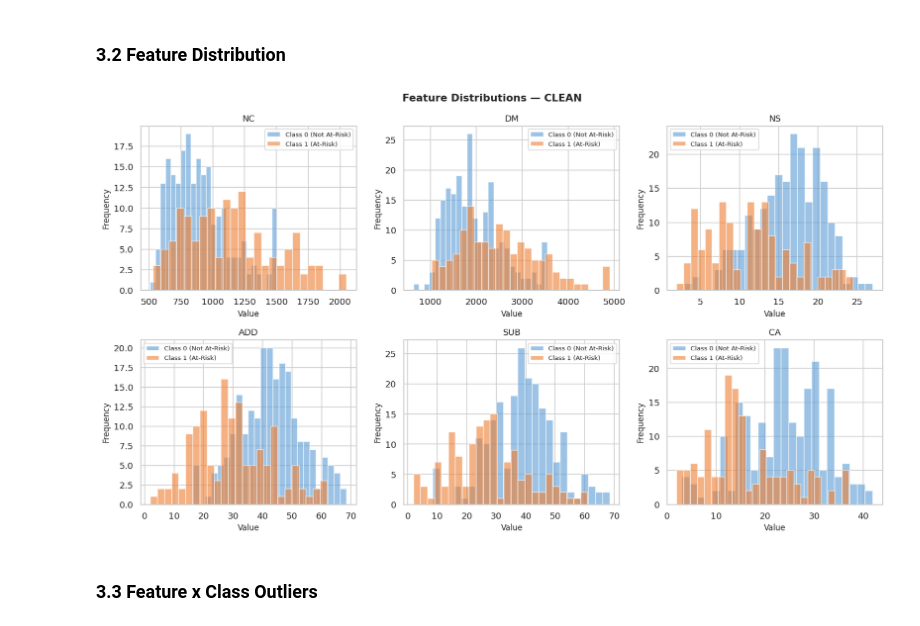
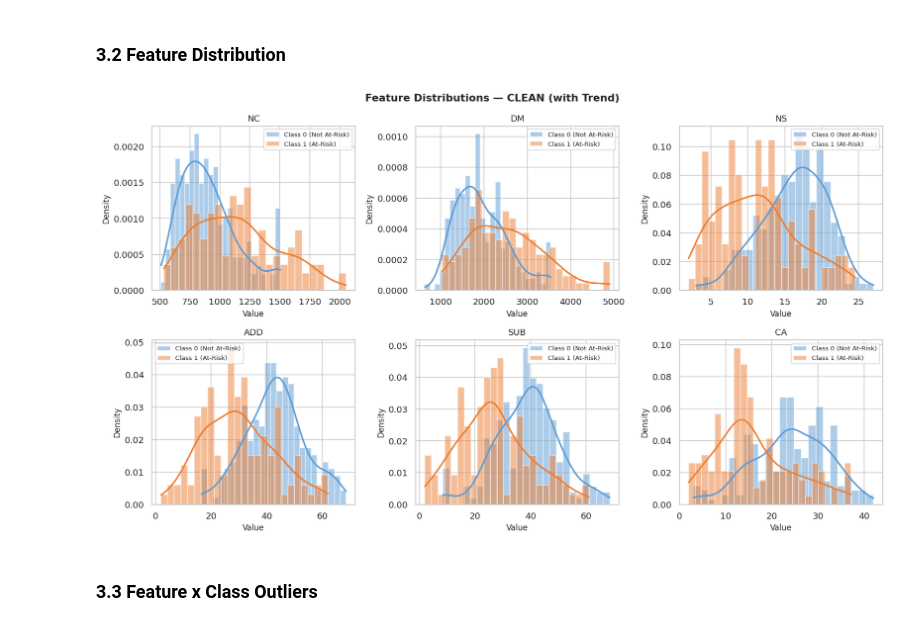
Before and after one commit to DysCalc/DysCalc-ML-Development, a Jupyter notebook: notebooks/dataset_analysis.ipynb, the cells around one changed output. Drawn from its saved outputs; the diff is of its cells as text; code cells hidden in the pictures.

```diff
--- a/dataset_analysis.ipynb
+++ b/notebooks/dataset_analysis.ipynb
@@ -27,6 +27,10 @@ import numpy as np
 import matplotlib.pyplot as plt
 import seaborn as sns
 import warnings
+import json
+import os
+from pathlib import Path
+from scipy.stats import gaussian_kde
 warnings.filterwarnings('ignore')
 
 # Global style
@@ -37,12 +41,18 @@ plt.rcParams['axes.labelsize'] = 10
 
 AT_RIST_COLOR = '#ED7D31'
 TYPICAL_COLOR = '#5B9BD5'
+
+ROOT_DIR = Path("..")
+DATASETS_DIR = ROOT_DIR / "datasets"
+OUTPUTS_DIR = ROOT_DIR / "outputs"
+os.makedirs(OUTPUTS_DIR, exist_ok=True)
+os.makedirs(DATASETS_DIR, exist_ok=True)
 # %% [markdown]
 ## 1. Exploratory Data Analysis — Before Cleaning
 # %% [markdown]
 ### 1.1 Initial View of the Dataset
 # %%
-df_raw = pd.read_csv("dataset/FUNADB_labled.csv")
+df_raw = pd.read_csv(DATASETS_DIR / "FUNADB_labled.csv")
 
 print("=== Dataset Info ===")
 print(df_raw.info())
@@ -525,23 +582,39 @@ Name: count, dtype: int64
 ### 3.2 Feature Distribution
 # %%
 fig, axes = plt.subplots(2, 3, figsize=(14, 8))
-fig.suptitle('Feature Distributions — CLEAN', fontweight='bold', fontsize=13)
+fig.suptitle('Feature Distributions — CLEAN (with Trend)', fontweight='bold', fontsize=13)
 axes = axes.flatten()
+
 for i, col in enumerate(feature_cols):
     ax = axes[i]
+
     for label, color in zip([0, 1], [TYPICAL_COLOR, AT_RIST_COLOR]):
-        data = df_clean[df_clean['Label'] == label][col]
-        ax.hist(data, bins=25, alpha=0.6, color=color,
-                label=f'Class {label} ({["Not At-Risk","At-Risk"][label]})', edgecolor='white')
+        data = df_clean[df_clean['Label'] == label][col].dropna()
+
+        ax.hist(
+            data, bins=25, alpha=0.5, color=color,
+            label=f'Class {label} ({["Not At-Risk","At-Risk"][label]})',
+            edgecolor='white', density=True  # <-- important for overlay
+        )
+
+        if len(data) > 1:
+            from scipy.stats import gaussian_kde
+
+            kde = gaussian_kde(data)
+            x_vals = np.linspace(data.min(), data.max(), 200)
+            y_vals = kde(x_vals)
+
+            ax.plot(x_vals, y_vals, color=color, linewidth=2)
+
     ax.set_title(col)
     ax.set_xlabel('Value')
-    ax.set_ylabel('Frequency')
+    ax.set_ylabel('Density')  # changed from Frequency
     ax.legend(fontsize=8)
 
 plt.tight_layout()
 plt.show()
 # %% [output]
-[figure, old version]
+[figure, new version]
 # %% [markdown]
 ### 3.3 Feature x Class Outliers
 # %%
```
Also changed, not shown: parts of 3 cells of this notebook, 21 other files.
